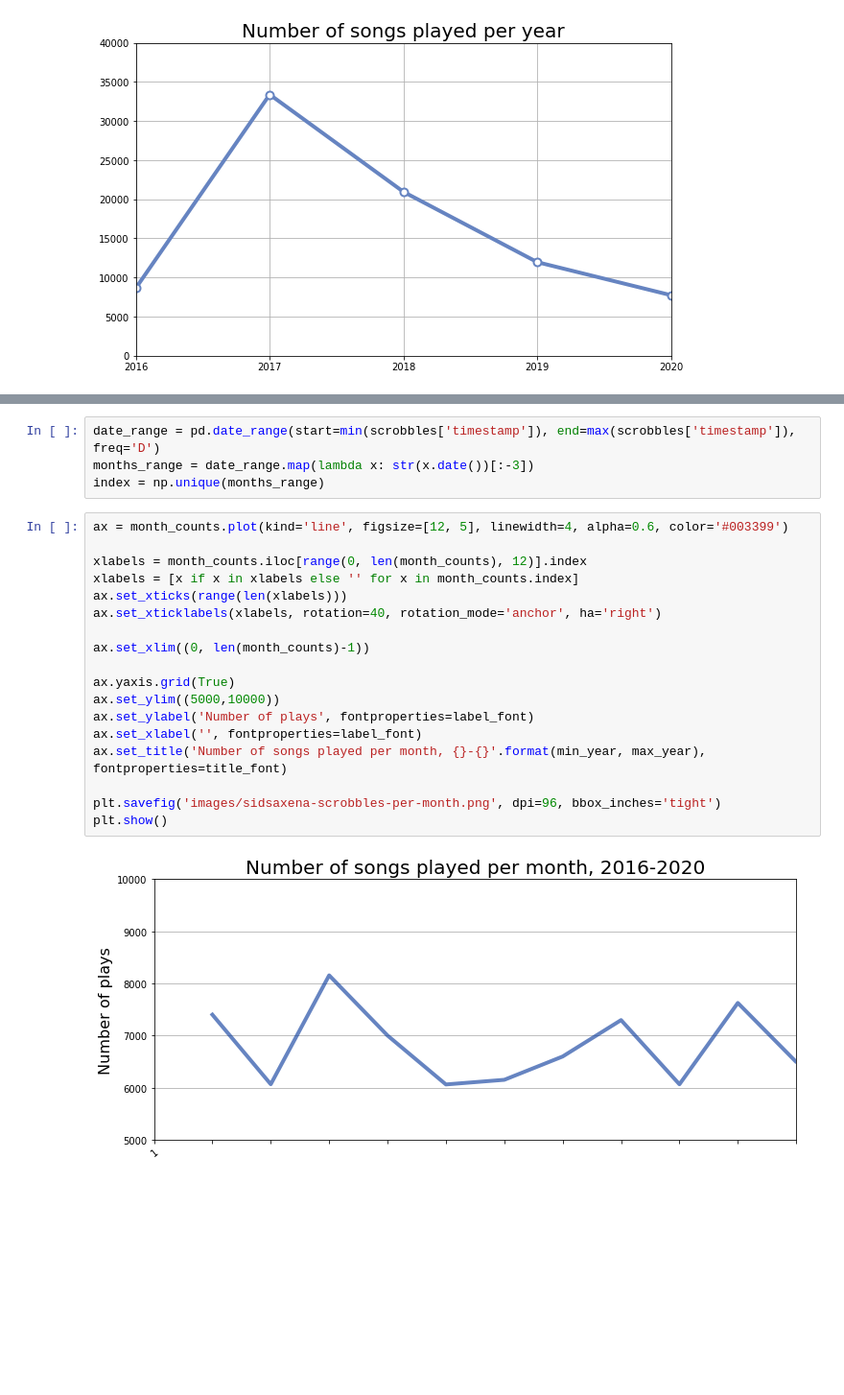
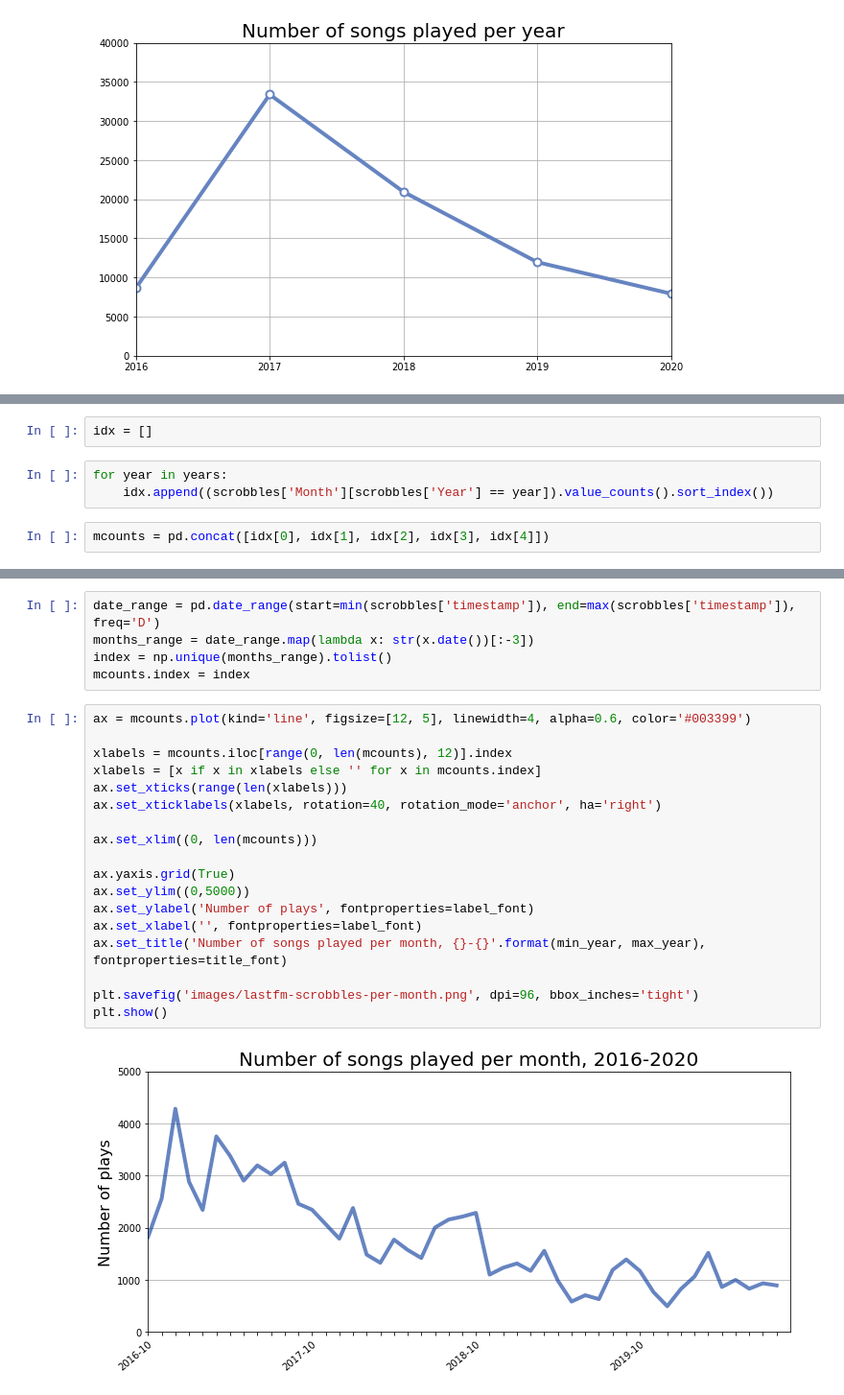
Before and after one commit to SidSaxena/music-analysis, a Jupyter notebook: lastfm/lastfm_analysis.ipynb, the cells around one changed output, grey strips where cells are left out. Shown at 96% size. Cells and saved outputs as stored; diff of their text form; blank space fills up the shorter version.

Commit message:
added monthly and hourly analysis

```diff
--- a/lastfm/lastfm_analysis.ipynb
+++ b/lastfm/lastfm_analysis.ipynb
@@ -236,0 +253,7 @@ month_counts = scrobbles['Month'].value_counts().sort_index()
+# %%
+idx = []
+# %%
+for year in years:
+    idx.append((scrobbles['Month'][scrobbles['Year'] == year]).value_counts().sort_index())
+# %%
+mcounts = pd.concat([idx[0], idx[1], idx[2], idx[3], idx[4]])
@@ -237,24 +283,25 @@ month_counts = scrobbles['Month'].value_counts().sort_index()
 # %%
 date_range = pd.date_range(start=min(scrobbles['timestamp']), end=max(scrobbles['timestamp']), freq='D')
 months_range = date_range.map(lambda x: str(x.date())[:-3])
-index = np.unique(months_range)
+index = np.unique(months_range).tolist()
+mcounts.index = index
 # %%
-ax = month_counts.plot(kind='line', figsize=[12, 5], linewidth=4, alpha=0.6, color='#003399')
+ax = mcounts.plot(kind='line', figsize=[12, 5], linewidth=4, alpha=0.6, color='#003399')
 
-xlabels = month_counts.iloc[range(0, len(month_counts), 12)].index
-xlabels = [x if x in xlabels else '' for x in month_counts.index]
+xlabels = mcounts.iloc[range(0, len(mcounts), 12)].index
+xlabels = [x if x in xlabels else '' for x in mcounts.index]
 ax.set_xticks(range(len(xlabels)))
 ax.set_xticklabels(xlabels, rotation=40, rotation_mode='anchor', ha='right')
 
-ax.set_xlim((0, len(month_counts)-1))
+ax.set_xlim((0, len(mcounts)))
 
 ax.yaxis.grid(True)
-ax.set_ylim((5000,10000))
+ax.set_ylim((0,5000))
 ax.set_ylabel('Number of plays', fontproperties=label_font)
 ax.set_xlabel('', fontproperties=label_font)
 ax.set_title('Number of songs played per month, {}-{}'.format(min_year, max_year), fontproperties=title_font)
 
-plt.savefig('images/sidsaxena-scrobbles-per-month.png', dpi=96, bbox_inches='tight')
+plt.savefig('images/lastfm-scrobbles-per-month.png', dpi=96, bbox_inches='tight')
 plt.show()
 # %% [output]
-[figure, old version]
+[figure, new version]
```
Also changed, not shown: parts of 17 cells of this notebook.
